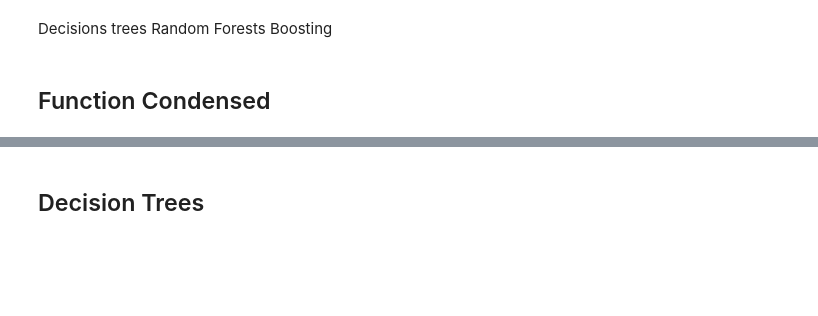
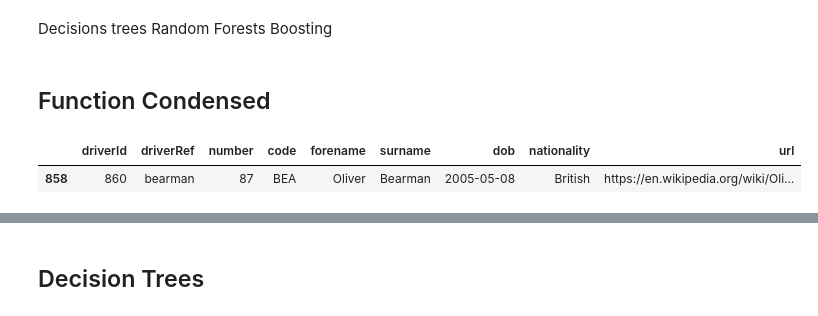
Before and after one commit to Yoshi234/f1-fanatasy-analysis, a Jupyter notebook: code/modeling/nick_learning.ipynb, the cells around one changed output, grey strips where cells are left out. Saved outputs shown, nothing was run; the diff lists cells and outputs as text; code cells hidden in the pictures; blank space fills up the shorter version.

```diff
--- a/code/modeling/nick_learning.ipynb
+++ b/code/modeling/nick_learning.ipynb
@@ -1203,4 +1225,9 @@ def models_by_window_2(start_yr, start_r, n):
 
     # return results dataframe
     return results_df
+# %%
+drivers.loc[drivers['driverId'] == 860]
+# %% [output]
+|  | driverId | driverRef | number | code | forename | surname | dob | nationality | url |
+| 858 | 860 | bearman | 87 | BEA | Oliver | Bearman | 2005-05-08 | British | https://en.wikipedia.org/wiki/Oli... |
 # %%
```
Also changed, not shown: parts of 3 cells of this notebook, 3 other files.
